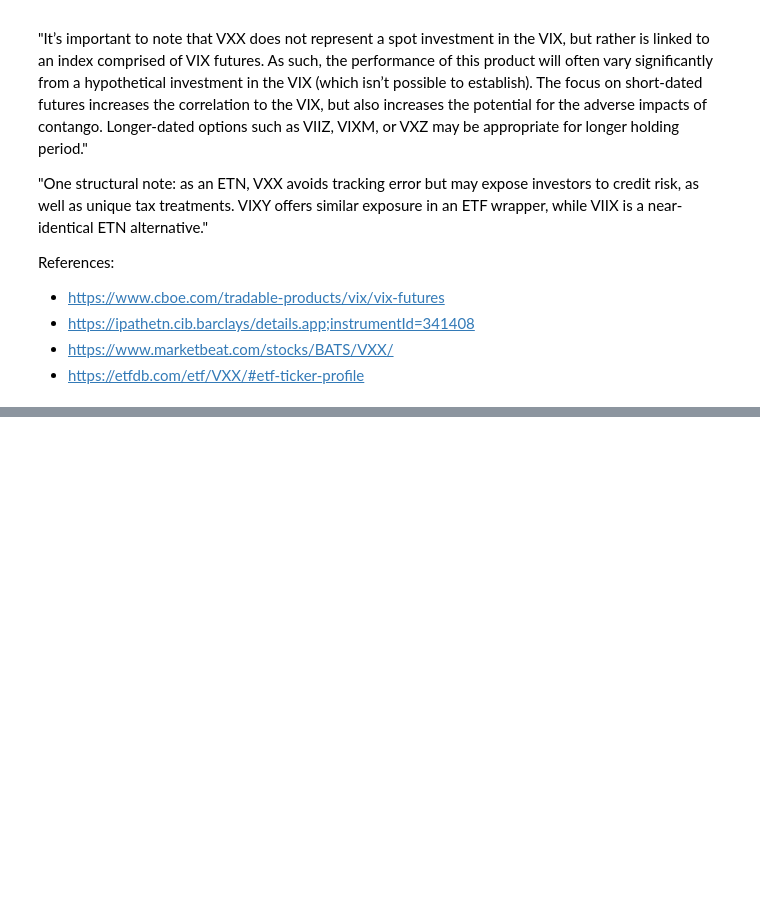
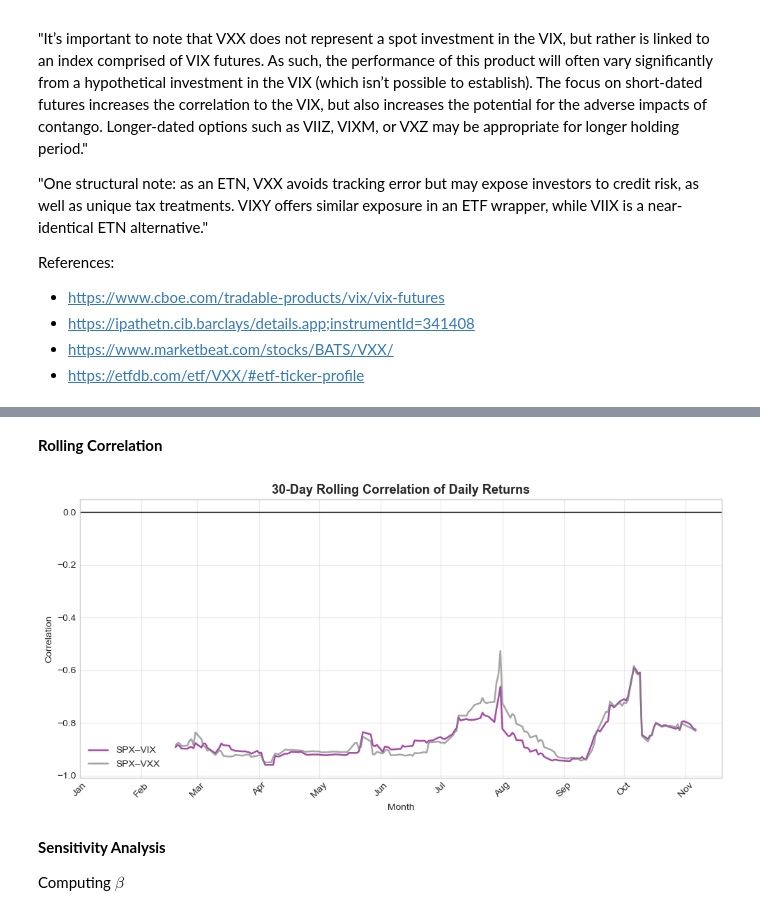
Before and after one commit to ahmer-cpu/vix-project, a Jupyter notebook: notebooks/05_hedging_portfolio.ipynb, the cells around one changed output, grey strips where cells are left out. Saved outputs shown, nothing was run; the diff lists cells and outputs as text; code cells hidden in the pictures; blank space fills up the shorter version.

```diff
--- a/notebooks/05_hedging_portfolio.ipynb
+++ b/notebooks/05_hedging_portfolio.ipynb
@@ -24,0 +117,36 @@ References:
+# %% [markdown]
+**Rolling Correlation**
+# %%
+# Rolling 30-day correlation between SPX and VIX/VXX
+window = 30
+ret["roll_corr_spx_vix"] = ret["dSPX"].rolling(window).corr(ret["dVIX"])
+ret["roll_corr_spx_vxx"] = ret["dSPX"].rolling(window).corr(ret["dVXX"])
+
+fig, ax = plt.subplots(figsize=(10,5))
+
+ax.plot(ret["Date"], ret["roll_corr_spx_vix"],
+        label="SPX–VIX", color="purple", alpha=0.7, lw=1.8)
+ax.plot(ret["Date"], ret["roll_corr_spx_vxx"],
+        label="SPX–VXX", color="gray", alpha=0.7, lw=1.8)
+
+ax.axhline(0, color="black", lw=1)
+ax.set_title(f"{window}-Day Rolling Correlation of Daily Returns", fontsize=13, weight="bold")
+ax.set_ylabel("Correlation")
+ax.set_xlabel("Month")
+
+# --- Month tick labels (Jan, Feb, ...) ---
+year = ret["Date"].min().year
+month_ticks = pd.date_range(start=f"{year}-01-01", end=ret["Date"].max(), freq="MS")
+ax.set_xticks(month_ticks)
+ax.set_xticklabels(month_ticks.strftime("%b"), rotation=45)
+
+ax.legend(frameon=False, loc="lower left")
+ax.grid(alpha=0.4)
+plt.tight_layout()
+plt.show()
+# %% [output]
+[figure, added]
+# %% [markdown]
+**Sensitivity Analysis**
+
+Computing $\beta$
```
Also changed, not shown: parts of 19 cells of this notebook, 6 other files.
